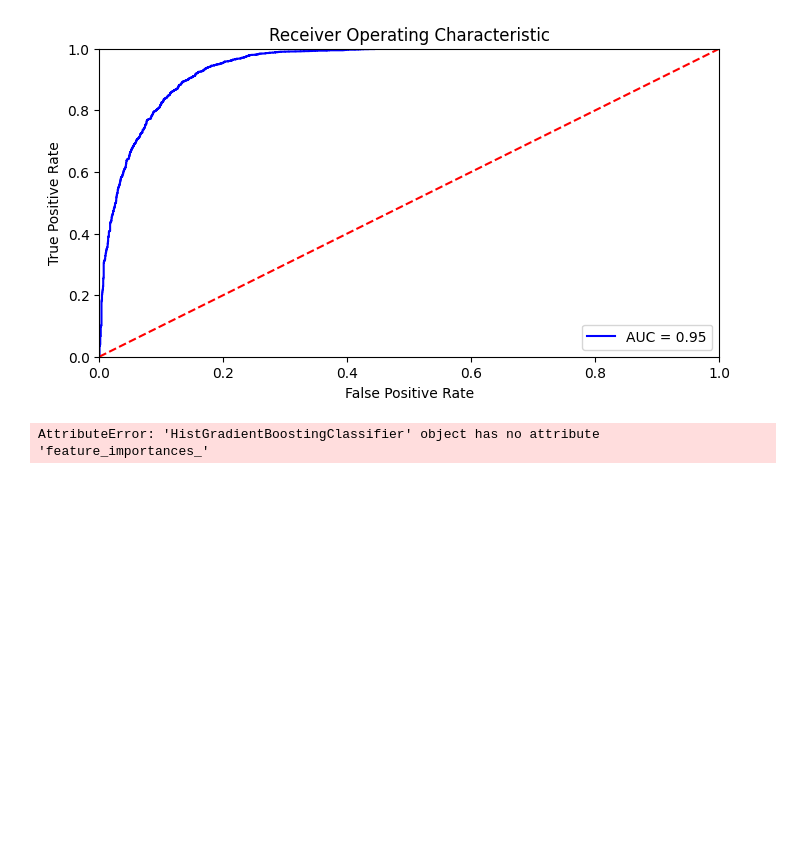
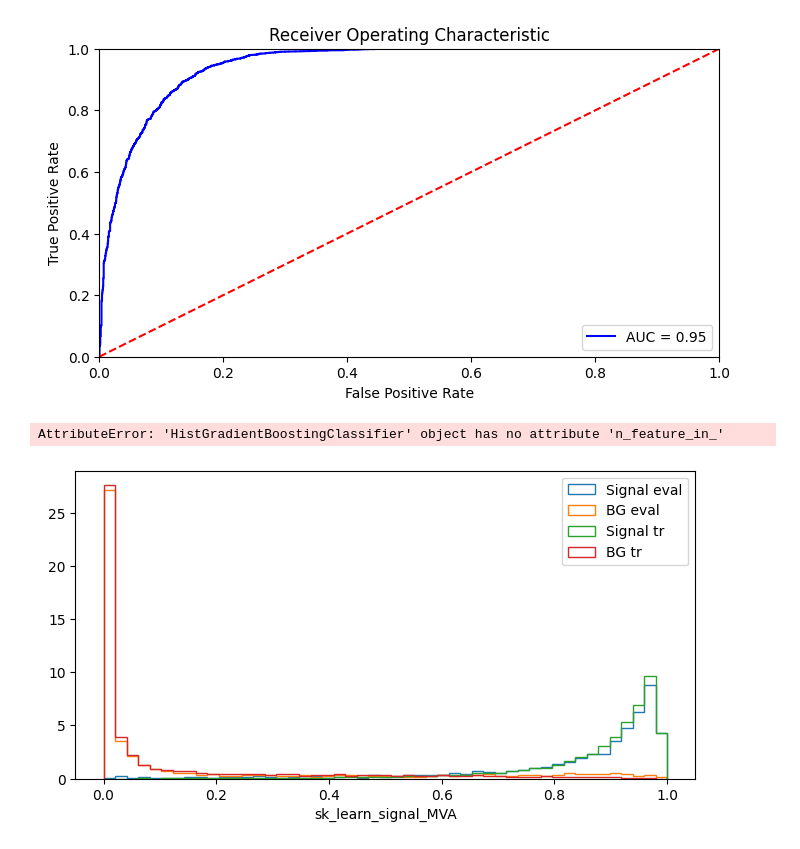
Before and after one commit to javeser/Trabajo-Fin-Master, a Jupyter notebook: catboot_model.ipynb, the cells around one changed output. Saved outputs shown, nothing was run; the diff lists cells and outputs as text; code cells hidden in the pictures; blank space fills up the shorter version.

Commit message:
I added the overtraining graph

```diff
--- a/catboot_model.ipynb
+++ b/catboot_model.ipynb
@@ -361,11 +362,43 @@ plt.show()
 # %% [output]
 [figure]
 # %%
-sorted_feature_importance = clf.feature_importances_.argsort()
+sorted_feature_importance = clf.n_feature_in_.argsort()
 plt.rcParams["figure.figsize"] = (8,4)
 plt.barh(X_eval.columns[sorted_feature_importance],
         clf.feature_importances_[sorted_feature_importance],
         color='turquoise')
 plt.xlabel("Scikit-learn Feature Importance")
 # %% [output]
-AttributeError: 'HistGradientBoostingClassifier' object has no attribute 'feature_importances_'
+AttributeError: 'HistGradientBoostingClassifier' object has no attribute 'n_feature_in_'
+# %%
+to_drop_2 = to_drop
+to_drop_2.append("signal_MVA")
+
+signal_MVA_prob_eval = clf.predict_proba(X_eval_copy.drop(columns=to_drop_2,inplace=False))
+signal_MVA_probs = [1 - i[0] for i in signal_MVA_prob_eval]
+X_eval_copy['sk_learn_signal_MVA'] = signal_MVA_probs
+
+signal_MVA_prob_tr = clf.predict_proba(X_tr_copy.drop(columns=to_drop_2,inplace=False))
+signal_MVA_probs = [1 - i[0] for i in signal_MVA_prob_tr]
+X_tr_copy['sk_learn_signal_MVA'] = signal_MVA_probs
+# %%
+fig, ax = plt.subplots()
+
+density = True
+
+variable = 'sk_learn_signal_MVA'
+
+bins = np.linspace(0,1,50)
+
+n_sig,bins_sig, _ = ax.hist(X_eval_copy.query(f'SIGNAL')[variable], bins=bins, linewidth=1 ,label="Signal eval",histtype='step',density=density)
+n_bg,bins_bg, _ = ax.hist(X_eval_copy.query(f'not SIGNAL')[variable], bins=bins, linewidth=1 ,label="BG eval",histtype='step',density=density)
+
+ax.hist(X_tr_copy.query(f'SIGNAL')[variable], bins=bins, linewidth=1 ,label="Signal tr",histtype='step',density=density)
+ax.hist(X_tr_copy.query(f'not SIGNAL')[variable], bins=bins, linewidth=1 ,label="BG tr",histtype='step',density=density)
+
+ax.legend()
+
+plt.xlabel(variable)
+plt.show()
+# %% [output]
+[figure, added]
```
Also changed, not shown: parts of 1 cell of this notebook.
